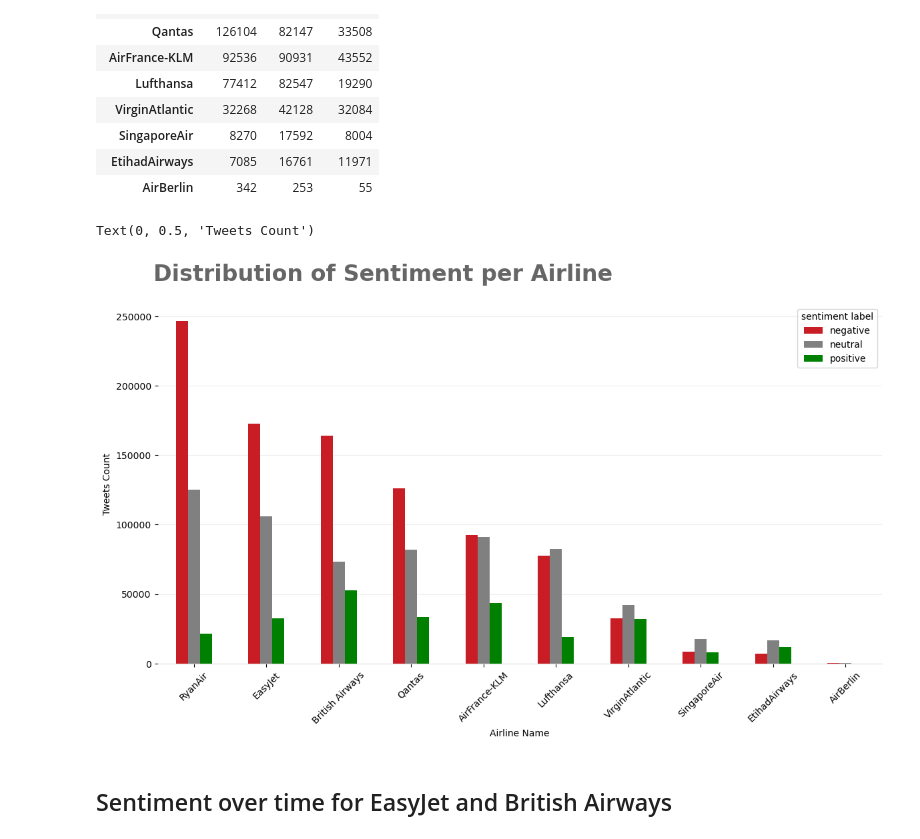
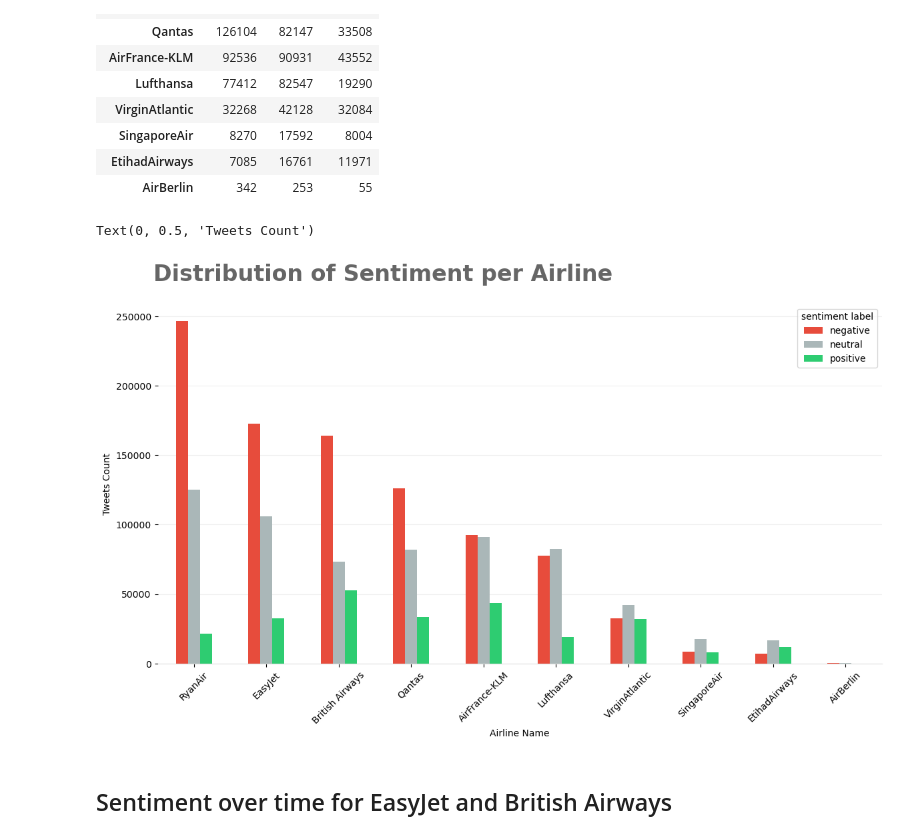
Before and after one commit to AlexRaudvee/Sentiment_Analysis_Tiwitter, a Jupyter notebook: sentiment_analysis.ipynb, the cells around one changed output. Drawn from its saved outputs; the diff is of its cells as text; code cells hidden in the pictures.

```diff
--- a/sentiment_analysis.ipynb
+++ b/sentiment_analysis.ipynb
@@ -221,21 +225,19 @@ df_tweets
 | 6094133 | 1244696713350217728 | 1223576386432126976 | 1585593796466 | Tweede Kamer stemt over vliegtaks... | nl | retweet | negative | -1.0 |
 | 6094134 | 1244696713765564416 | 56784613 | 1585593796565 | @easyJet My refund is being proce... | en | original | negative | -1.0 |
 6094135 rows × 8 columns
+# %%
+df_tweets['timestamp_ms_int'] = df_tweets['timestamp_ms'].astype(int)
+df_tweets['timestamp_int'] = df_tweets['timestamp_ms_int'] / 1000
+df_tweets['till_minute_str'] = df_tweets['timestamp_int'].apply(lambda row: datetime.fromtimestamp(row).__format__('%Y/%m/%d %H:%M'))
 # %%
-# convert time stamps into year, month, day and datetime
+# convert time stamps into year, month, day, hour, minute
 
-df_tweets['timestamp'] = df_tweets[['timestamp_ms']].astype(int)
-
-df_tweets['year'] = pd.to_datetime(df_tweets['timestamp'],unit='ms').dt.year
-df_tweets['month'] = pd.to_datetime(df_tweets['timestamp'],unit='ms').dt.month
-df_tweets['week'] = pd.to_datetime(df_tweets['timestamp'],unit='ms').dt.isocalendar().week
-df_tweets['day'] = pd.to_datetime(df_tweets['timestamp'],unit='ms').dt.day
-df_tweets['hour'] = pd.to_datetime(df_tweets['timestamp'],unit='ms').dt.hour
-df_tweets['minute'] = pd.to_datetime(df_tweets['timestamp'],unit='ms').dt.minute
-df_tweets['day_of_year'] = pd.to_datetime(df_tweets['timestamp'],unit='ms').dt.day_of_year
-df_tweets['datetime'] = pd.to_datetime(df_tweets['timestamp'], unit='ms')
-
-del df_tweets['timestamp']
+df_tweets['year'] = pd.to_datetime(df_tweets['timestamp_ms'],unit='ms').dt.year
+df_tweets['month'] = pd.to_datetime(df_tweets['timestamp_ms'],unit='ms').dt.month
+df_tweets['week'] = pd.to_datetime(df_tweets['timestamp_ms'],unit='ms').dt.isocalendar().week
+df_tweets['day'] = pd.to_datetime(df_tweets['timestamp_ms'],unit='ms').dt.day
+df_tweets['hour'] = pd.to_datetime(df_tweets['timestamp_ms'],unit='ms').dt.hour
+df_tweets['minute'] = pd.to_datetime(df_tweets['timestamp_ms'],unit='ms').dt.minute
 # %%
 # prepare the data for visualisations
 
@@ -549,3 +548,9 @@ easyjet_tweets = tweets[(tweets['lang']=='en')&
 britishairways_tweets = tweets[(tweets['lang']=='en')&
                                (tweets['tweet_type']!='reply')&
                                (tweets['tweet_id'].isin(british))]
+# %%
+easyjet_tweets['till_hour_str'] = easyjet_tweets['timestamp_int'].apply(lambda row: datetime.fromtimestamp(row).__format__('%Y/%m/%d %H'))
+easyjet_tweets['day_of_year'] = pd.to_datetime(easyjet_tweets['timestamp_ms'],unit='ms').dt.day_of_year
+
+britishairways_tweets['till_hour_str'] = britishairways_tweets['timestamp_int'].apply(lambda row: datetime.fromtimestamp(row).__format__('%Y/%m/%d %H'))
+britishairways_tweets['day_of_year'] = pd.to_datetime(britishairways_tweets['timestamp_ms'],unit='ms').dt.day_of_year
@@ -669,30 +710,30 @@ df_dist_sentiment
 # %%
 fig, ax = plt.subplots(nrows=1, ncols=1, figsize=(14,7))
 
-bars_grouped = df_dist_sentiment.plot(kind='bar', ax=ax, color=['#c81d25', 'grey', 'green'])
+bars_grouped = df_dist_sentiment.plot(kind='bar', ax=ax, color=['#E74C3C', '#AAB7B8', '#2ECC71'])
 
 # title
 ax.text(x=0.12, y=.93, s="Distribution of Sentiment per Airline", transform=fig.transFigure, ha='left', fontsize=24, weight='bold', alpha=.6)
 
 # Axis formatting.
 ax.spines['top'].set_visible(False)
 ax.spines['right'].set_visible(False)
 ax.spines['left'].set_visible(False)
 ax.spines['bottom'].set_color('#DDDDDD')
 ax.set_axisbelow(True)
 ax.yaxis.grid(True, color='#EEEEEE')
 ax.xaxis.grid(False)
 
 
 # x axis
 ax.set_xlabel('Airline Name')
 plt.xticks(rotation=45)
 
 # y axis
 ax.set_ylabel('Tweets Count')
 # %% [output]
 Text(0, 0.5, 'Tweets Count')
-[figure, old version]
+[figure, new version]
 # %% [markdown]
 ## Sentiment over time for EasyJet and British Airways
 # %%
```
Also changed, not shown: parts of 18 cells of this notebook.
